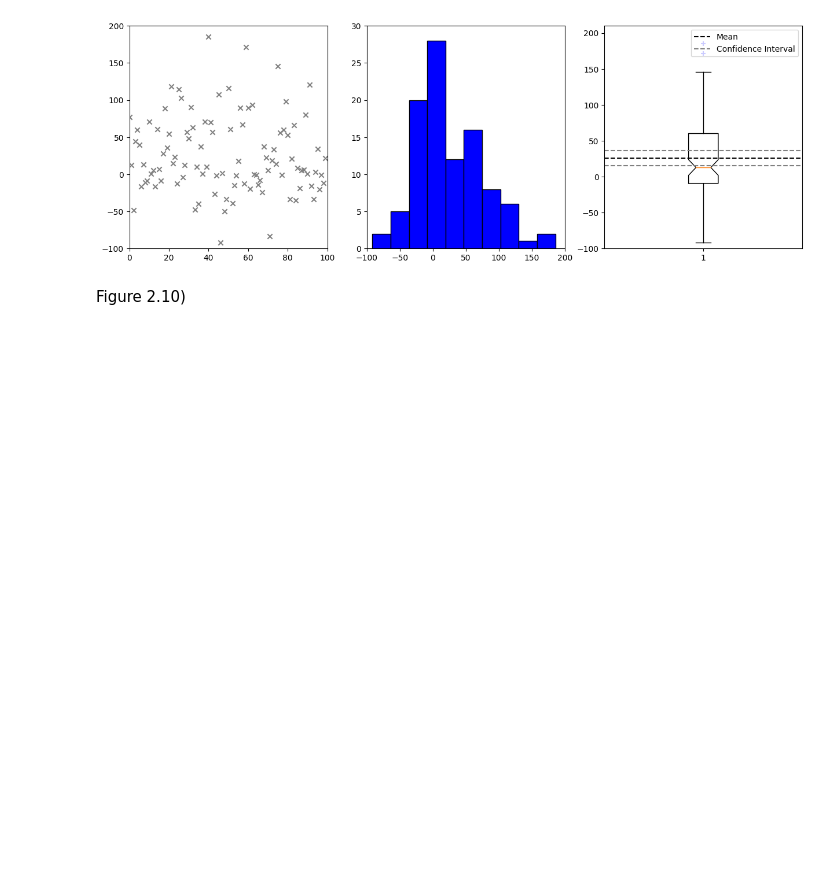
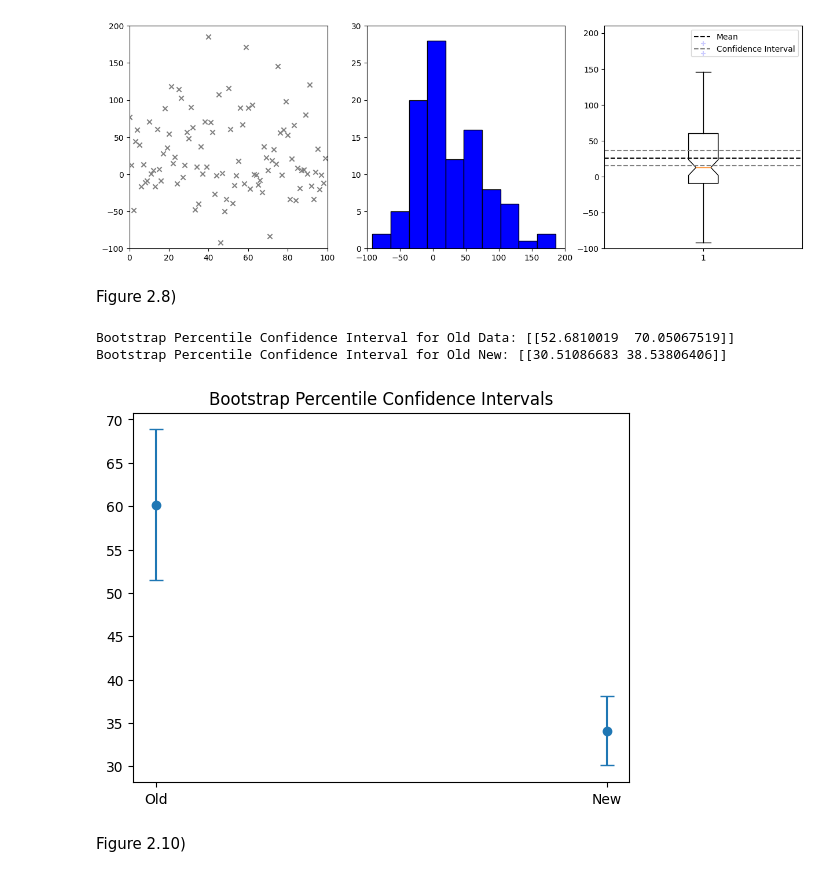
Before and after one commit to cemreaka/Network-Analysis-and-Simulation, a Jupyter notebook: HW1/q1_plots.ipynb, the cells around one changed output. Drawn from its saved outputs; the diff is of its cells as text; code cells hidden in the pictures; blank space fills up the shorter version.

```diff
--- a/HW1/q1_plots.ipynb
+++ b/HW1/q1_plots.ipynb
@@ -143,6 +143,37 @@ axs[2].legend()
 plt.show()
 # %% [output]
 [figure]
+# %% [markdown]
+<span style="font-size: 100%;"> Figure 2.8)<span>
+# %%
+boot_std_new = np.empty(len(fig_2_1_new))
+boot_std_old = np.empty(len(fig_2_1_old))
+
+for i in range(len(fig_2_1_new)):
+    resample_new = np.random.choice(fig_2_1_new, size = len(fig_2_1_new), replace = True)
+    boot_std_new[i] = np.mean(resample_new)
+
+for i in range(len(fig_2_1_old)):
+    resample_old = np.random.choice(fig_2_1_old, size = len(fig_2_1_old), replace = True)
+    boot_std_old[i] = np.mean(resample_old)
+# %%
+ci_bootstrap_new = np.empty((1, 2))
+ci_bootstrap_new[0] = np.percentile(boot_std_new, [2.5, 97.5])
+
+ci_bootstrap_old = np.empty((1, 2))
+ci_bootstrap_old[0] = np.percentile(boot_std_old, [2.5, 97.5])
+
+print("Bootstrap Percentile Confidence Interval for Old Data: " + str(ci_bootstrap_old))
+print("Bootstrap Percentile Confidence Interval for Old New: " + str(ci_bootstrap_new))
+# %% [output]
+Bootstrap Percentile Confidence Interval for Old Data: [[52.6810019  70.05067519]]
+Bootstrap Percentile Confidence Interval for Old New: [[30.51086683 38.53806406]]
+# %%
+plt.errorbar(['Old', 'New'], [np.mean(fig_2_1_old), np.mean(fig_2_1_new)], yerr=[(ci_bootstrap_old[0][1] - ci_bootstrap_old[0][0]) / 2, (ci_bootstrap_new[0][1] - ci_bootstrap_new[0][0]) / 2], fmt='o', capsize=5)
+plt.title("Bootstrap Percentile Confidence Intervals")
+plt.show()
+# %% [output]
+[figure, added]
 # %% [markdown]
 <span style="font-size: 100%;"> Figure 2.10)<span>
 # %%
```
Also changed, not shown: parts of 1 cell of this notebook.
